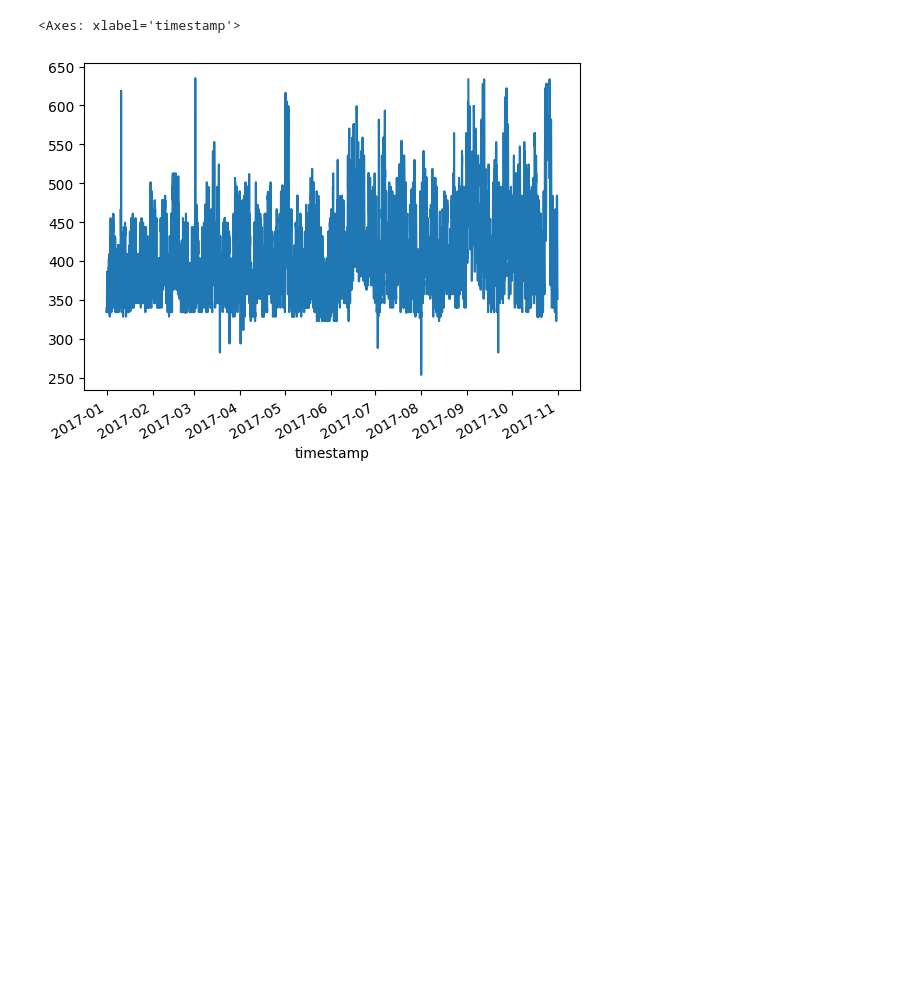
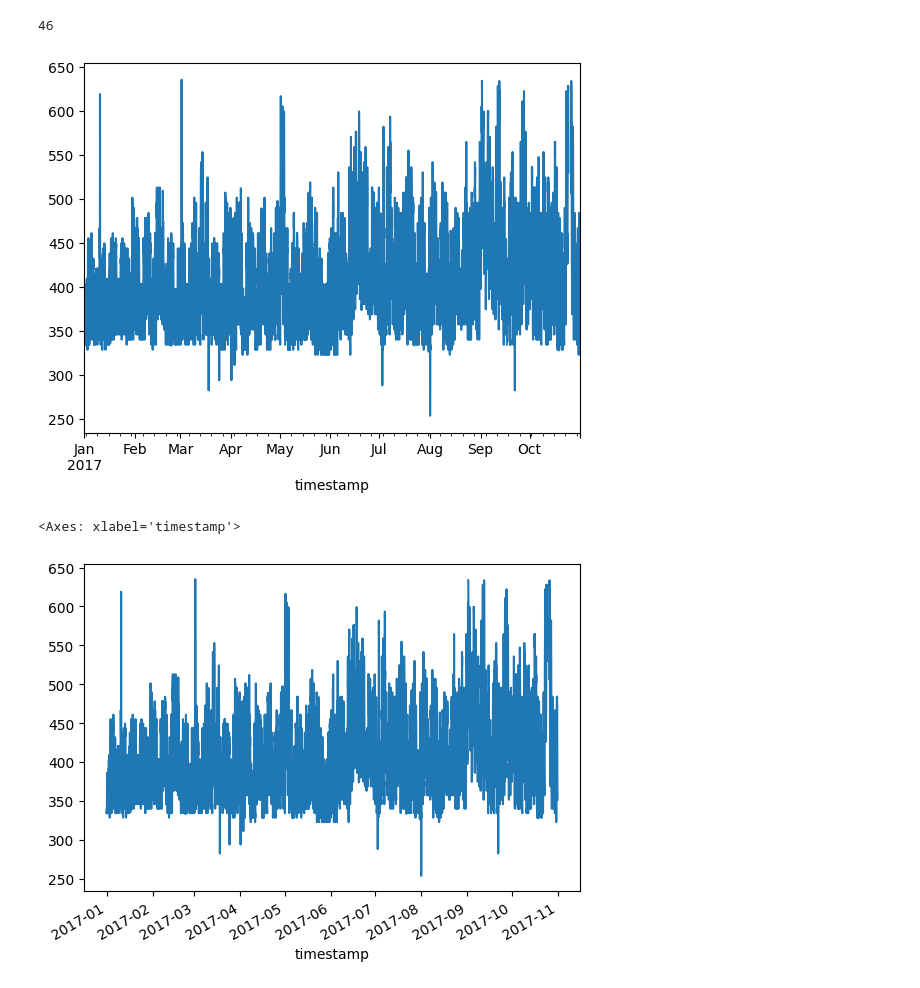
Before and after one commit to lucaparimbelli-ABB/data-science-and-ai-for-industrial-systems, a Jupyter notebook: exam.ipynb, the cells around one changed output. Saved outputs shown, nothing was run; the diff lists cells and outputs as text; code cells hidden in the pictures; blank space fills up the shorter version.

```diff
--- a/exam.ipynb
+++ b/exam.ipynb
@@ -1,16 +1,20 @@
 # %%
 import pandas as pd
 import numpy as np
 from sklearn.model_selection import train_test_split, TimeSeriesSplit, cross_val_score
 from sklearn.ensemble import RandomForestRegressor
 from sklearn.metrics import mean_absolute_error, mean_squared_error, make_scorer
 from sklearn.preprocessing import StandardScaler
 import matplotlib.pyplot as plt
 import seaborn as sns
 
 # Load the power dataset
-building_data_train = pd.read_csv("data/building_4_weather_1_train.csv", parse_dates=["timestamp"], index_col="timestamp")
-
+building_data_train = pd.read_csv("data/building_4_weather_1_train.csv", parse_dates=["timestamp"], index_col=["timestamp"])
+building_data_train["power"].plot()
+print(building_data_train['power'].isna().sum())
 # Load the weather dataset
-weather_data = pd.read_csv("data/weather_1.csv", parse_dates=["timestamp"], index_col="timestamp")
+weather_data = pd.read_csv("data/weather_1.csv", parse_dates=["timestamp"], index_col=["timestamp"])
+# %% [output]
+46
+[figure, added]
 # %%
```
Also changed, not shown: parts of 9 cells of this notebook.
